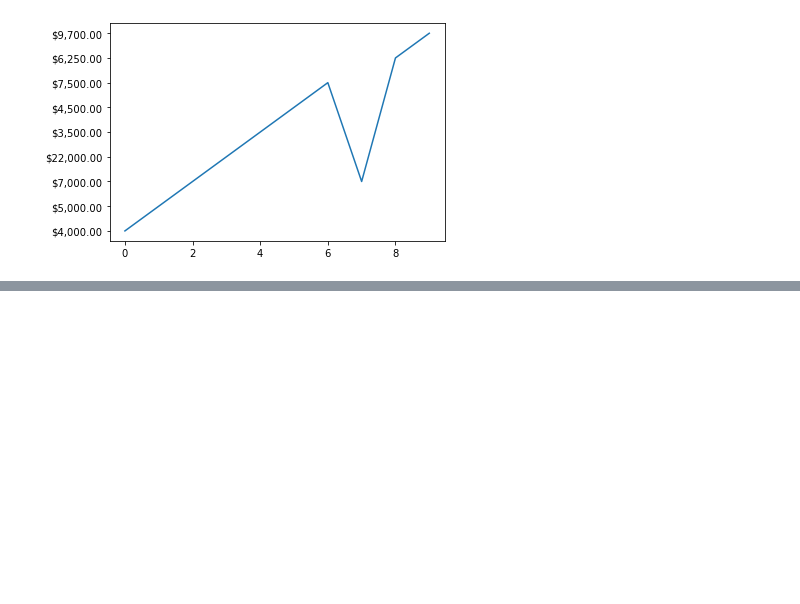
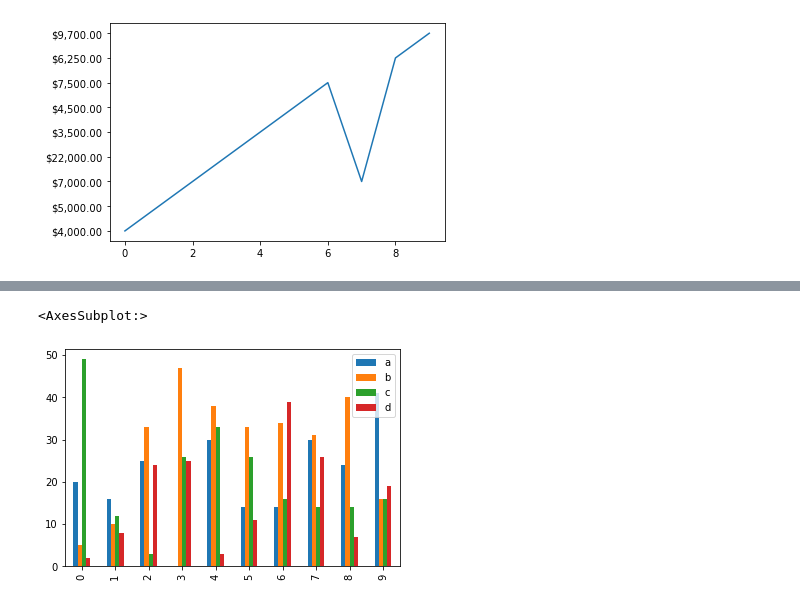
Before and after one commit to SaketMunda/ml-ds-tools-library-introduction, a Jupyter notebook: matplotlib-exercises.ipynb, the cells around one changed output, grey strips where cells are left out. Drawn from its saved outputs; the diff is of its cells as text; code cells hidden in the pictures; blank space fills up the shorter version.

```diff
--- a/matplotlib-exercises.ipynb
+++ b/matplotlib-exercises.ipynb
@@ -260,0 +308,12 @@ plt.plot(car_sales["Price"]);
+# %%
+# Create a Numpy array of random numbers of size (10,4) and save it to X
+X = np.random.randint(50,size=(10,4))
+
+# Turn the Numpy array into a Dataframe with columns called [a,b,c,d]
+df = pd.DataFrame(X,columns=['a','b','c','d'])
+
+# CReate a bar graph of the dataframe\
+df.plot(kind="bar")
+# %% [output]
+<AxesSubplot:>
+[figure, added]
```
Also changed, not shown: parts of 11 cells of this notebook.
